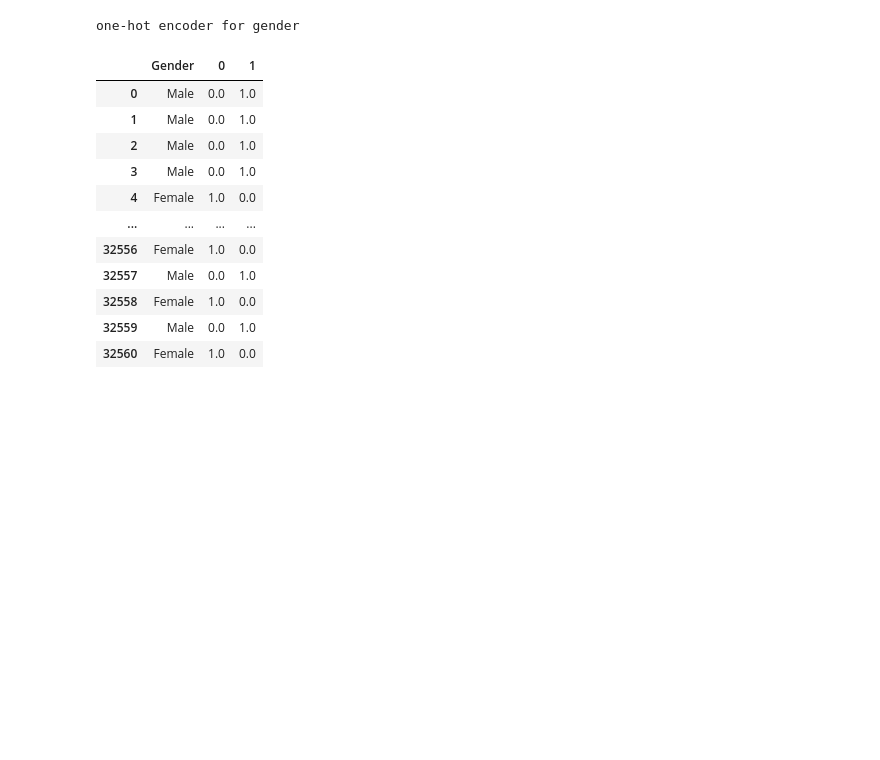
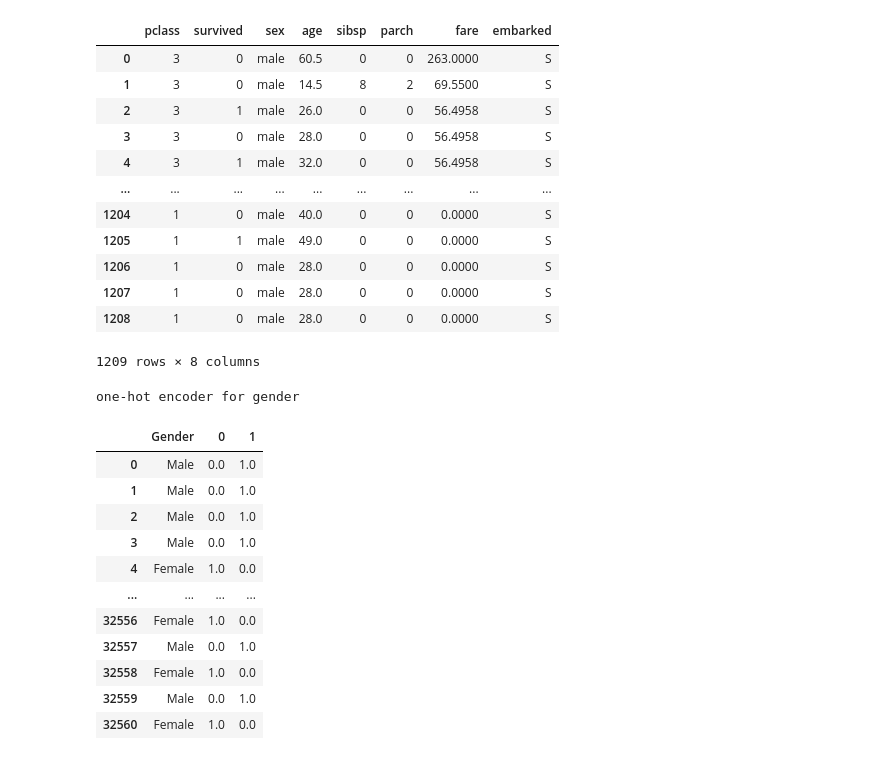
Before and after one commit to sy-app/mmsl-20220127, a Jupyter notebook: workspace/src/hw/kc.ipynb, the cells around one changed output. Drawn from its saved outputs; the diff is of its cells as text; code cells hidden in the pictures; blank space fills up the shorter version.

```diff
--- a/workspace/src/hw/kc.ipynb
+++ b/workspace/src/hw/kc.ipynb
@@ -32,3 +32,19 @@ data = pd.read_csv("../../data/csvData/incomedata.csv")
+# %%
+data
+# %% [output]
+|  | pclass | survived | sex | age | sibsp | parch | fare | embarked |
+| 0 | 3 | 0 | male | 60.5 | 0 | 0 | 263.0000 | S |
+| 1 | 3 | 0 | male | 14.5 | 8 | 2 | 69.5500 | S |
+| 2 | 3 | 1 | male | 26.0 | 0 | 0 | 56.4958 | S |
+| 3 | 3 | 0 | male | 28.0 | 0 | 0 | 56.4958 | S |
+| 4 | 3 | 1 | male | 32.0 | 0 | 0 | 56.4958 | S |
+| ... | ... | ... | ... | ... | ... | ... | ... | ... |
+| 1204 | 1 | 0 | male | 40.0 | 0 | 0 | 0.0000 | S |
+| 1205 | 1 | 1 | male | 49.0 | 0 | 0 | 0.0000 | S |
+| 1206 | 1 | 0 | male | 28.0 | 0 | 0 | 0.0000 | S |
+| 1207 | 1 | 0 | male | 28.0 | 0 | 0 | 0.0000 | S |
+| 1208 | 1 | 0 | male | 28.0 | 0 | 0 | 0.0000 | S |
+1209 rows × 8 columns
 # %%
 #deal with categoricial variables
 print ("one-hot encoder for gender")
```
Also changed, not shown: parts of 9 cells of this notebook, 3 other files.
